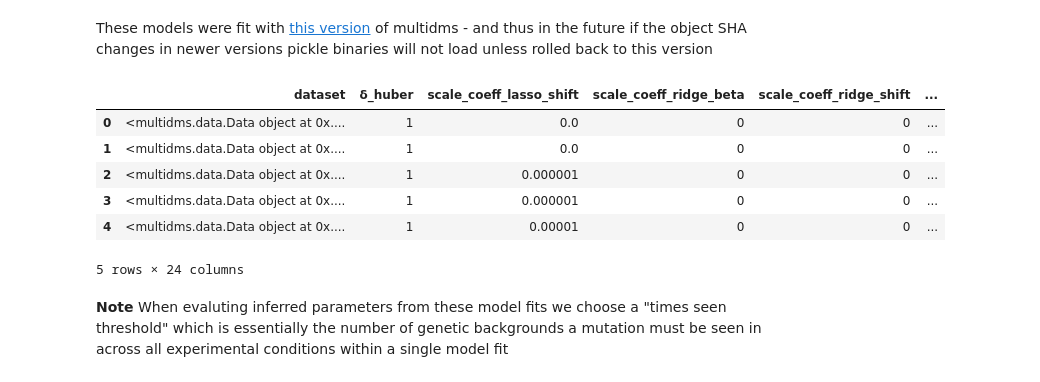
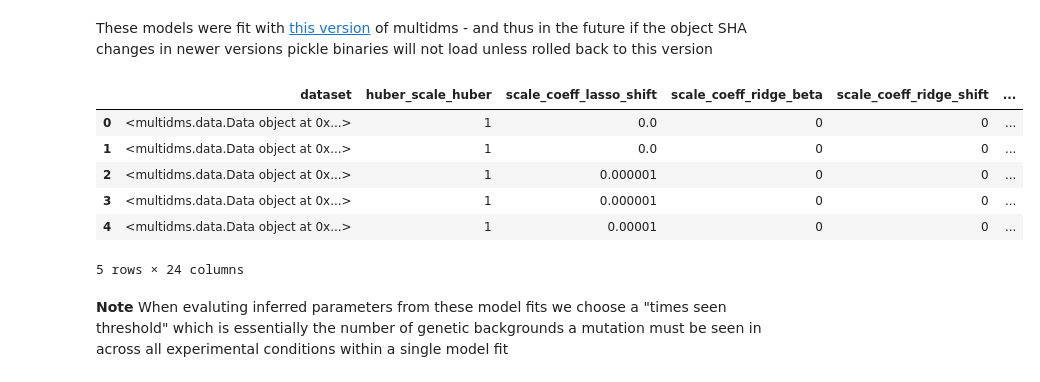
Before and after one commit to matsengrp/SARS-CoV-2_spike_multidms, a Jupyter notebook: notebooks/spike-structure-analysis.ipynb, the cells around one changed output. Cells and saved outputs as stored; diff of their text form; code cells hidden in the pictures.

```diff
--- a/notebooks/spike-structure-analysis.ipynb
+++ b/notebooks/spike-structure-analysis.ipynb
@@ -52,16 +52,16 @@ if not os.path.exists(OUTDIR): os.mkdir(OUTDIR)
 # %% [markdown]
 These models were fit with [this version](https://github.com/matsengrp/multidms/commit/4c88f16a13bc910f30aea0394da70373ea87e8e6) of multidms - and thus in the future if the object SHA changes in newer versions pickle binaries will not load unless rolled back to this version
 # %%
-model_set = "../results/model-ch-sig-I-act"
+model_set = "../results/model-ch-sig-I-act-bug-fix"
 models = pickle.load(open(f"{model_set}/models.pkl", "rb"))
 models.head()
 # %% [output]
-|  | dataset | δ_huber | scale_coeff_lasso_shift | scale_coeff_ridge_beta | scale_coeff_ridge_shift | ... |
-| 0 | <multidms.data.Data object at 0x.... | 1 | 0.0 | 0 | 0 | ... |
-| 1 | <multidms.data.Data object at 0x.... | 1 | 0.0 | 0 | 0 | ... |
-| 2 | <multidms.data.Data object at 0x.... | 1 | 0.000001 | 0 | 0 | ... |
-| 3 | <multidms.data.Data object at 0x.... | 1 | 0.000001 | 0 | 0 | ... |
-| 4 | <multidms.data.Data object at 0x.... | 1 | 0.00001 | 0 | 0 | ... |
+|  | dataset | huber_scale_huber | scale_coeff_lasso_shift | scale_coeff_ridge_beta | scale_coeff_ridge_shift | ... |
+| 0 | <multidms.data.Data object at 0x...> | 1 | 0.0 | 0 | 0 | ... |
+| 1 | <multidms.data.Data object at 0x...> | 1 | 0.0 | 0 | 0 | ... |
+| 2 | <multidms.data.Data object at 0x...> | 1 | 0.000001 | 0 | 0 | ... |
+| 3 | <multidms.data.Data object at 0x...> | 1 | 0.000001 | 0 | 0 | ... |
+| 4 | <multidms.data.Data object at 0x...> | 1 | 0.00001 | 0 | 0 | ... |
 5 rows × 24 columns
 # %% [markdown]
 **Note** When evaluting inferred parameters from these model fits we choose a "times seen threshold" which is essentially the number of genetic backgrounds a mutation must be seen in across all experimental conditions within a single model fit
```
Also changed, not shown: parts of 6 cells of this notebook, 6 other files.
